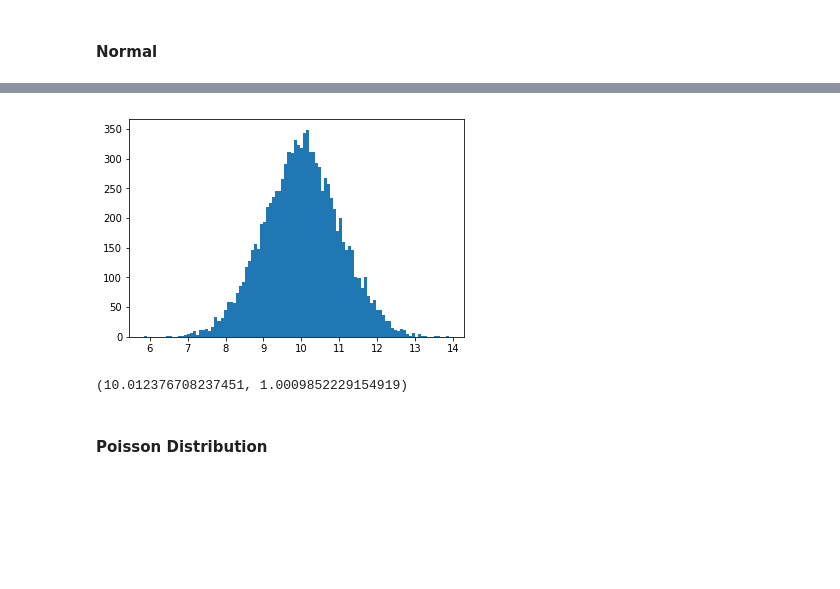
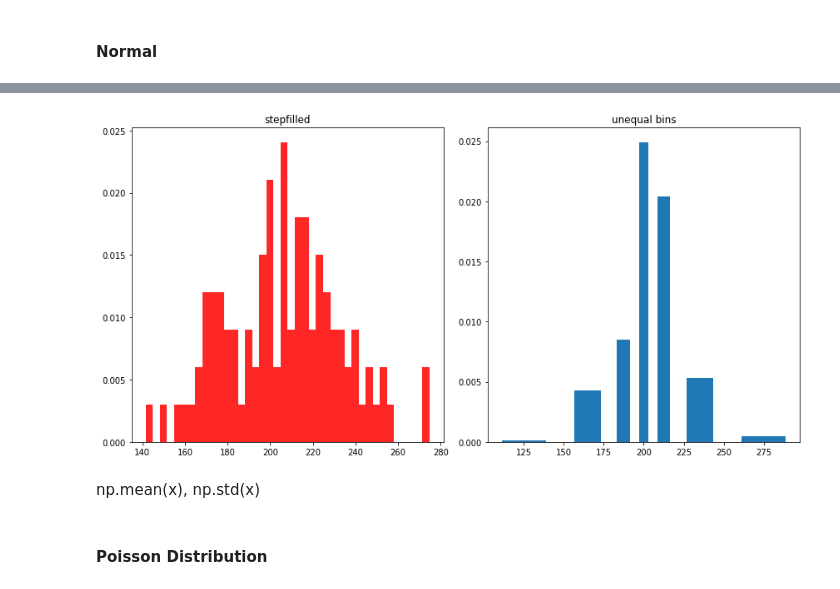
Before and after one commit to JohnADeady/Assignments-Programming-of-DA, a Jupyter notebook: Numpy.Random Package.ipynb, the cells around one changed output, grey strips where cells are left out. Cells and saved outputs as stored; diff of their text form; code cells hidden in the pictures; blank space fills up the shorter version.

Commit message:
Normal

```diff
--- a/Numpy.Random Package.ipynb
+++ b/Numpy.Random Package.ipynb
@@ -237,19 +258,25 @@ We can also draw random numbers from other probability distributions. For exampl
-# %%
-# Set parameters
-mu = 10
-sigma = 1
-
-# Draw 10000 random samples
-x = np.random.normal(mu, sigma, size=10000)
-
-# Plot a histogram of our draws
-_ = plt.hist(x, bins=100)#
-# %% [output]
-[figure, removed]
-# %%
-np.mean(x), np.std(x)
-# %% [output]
-(10.012376708237451, 1.0009852229154919)
+# %%
+# Set parameters
+mu = 200                # Mean is equal to 200
+sigma = 25              # STD is equal to 25
+x = np.random.normal(mu, sigma, size=100)
+
+fig, (ax0, ax1) = plt.subplots(ncols=2, figsize=(12, 6))  # The size of each histogram
+
+ax0.hist(x, 40, density=True, histtype='stepfilled', facecolor='r', alpha=0.85)
+ax0.set_title('stepfilled')
+
+# Create a histogram by providing the bin edges (unequally spaced).
+bins = [100, 150, 180, 195, 205, 220, 250, 300]
+ax1.hist(x, bins, density=True, histtype='bar', rwidth=0.55)
+ax1.set_title('unequal bins')
+
+fig.tight_layout()
+plt.show()
+# %% [output]
+[figure, added]
+# %% [markdown]
+np.mean(x), np.std(x)
 # %% [markdown]
 #### Poisson Distribution
 # %% [markdown]
```
Also changed, not shown: parts of 18 cells of this notebook.
